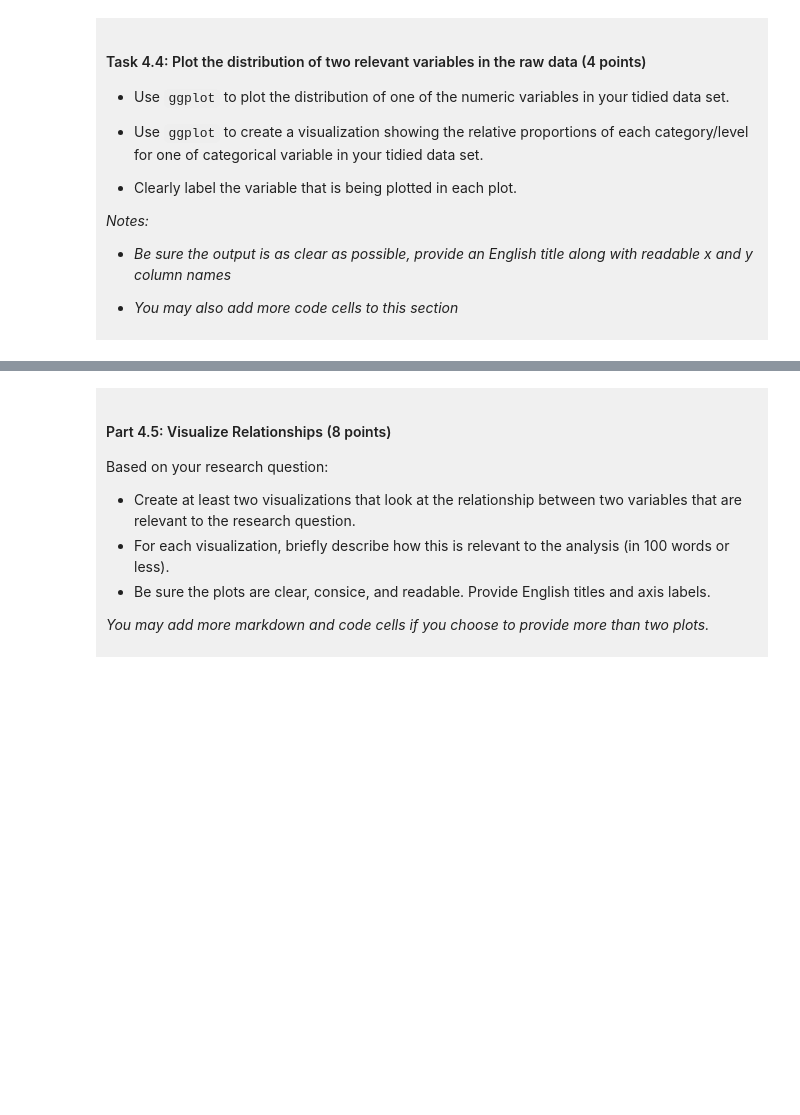
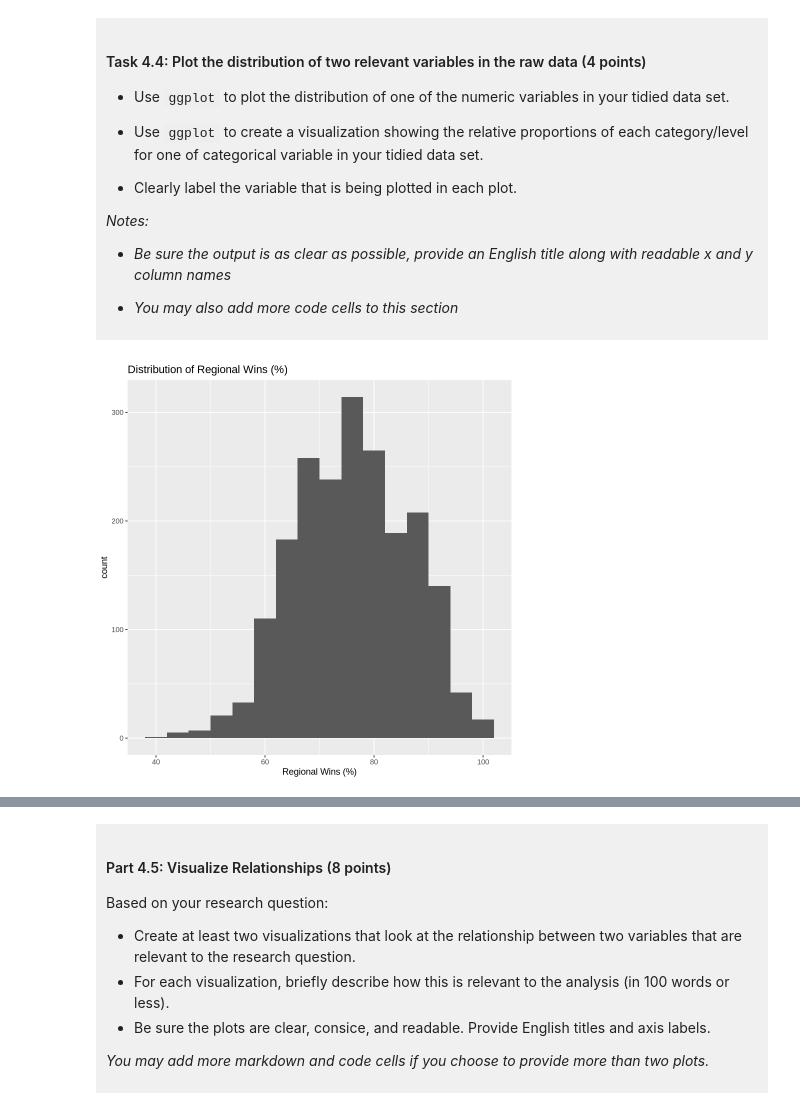
Before and after one commit to ayap07/dsci-100-project-amberyap, a Jupyter notebook: dsci-100-project-notebook.ipynb, the cells around one changed output, grey strips where cells are left out. Saved outputs shown, nothing was run; the diff lists cells and outputs as text; code cells hidden in the pictures; blank space fills up the shorter version.

```diff
--- a/dsci-100-project-notebook.ipynb
+++ b/dsci-100-project-notebook.ipynb
@@ -292,5 +361,13 @@ You will refine your research question (if needed) and produce a tidy data set.
 
 </div>
 # %%
-### EDIT THIS CODE CELL FOR PLOT 1 ###
+#distribution of one numeric variable - histogram
+numeric_plot <- clean_data |> #naming it as that and piping in clean_data information
+    ggplot(aes(x = reg_wins_pct)) + #plotting with aesthetics the regional wins %
+    geom_histogram(binwidth = 4) + #setting the bin width to be 4 so that we can see distribution better
+    labs(title = "Distribution of Regional Wins (%)", #Labelling the title and x-axis
+         x = "Regional Wins (%)")
+numeric_plot
+# %% [output]
+[figure, added]
 # %%
```
Also changed, not shown: parts of 10 cells of this notebook.
